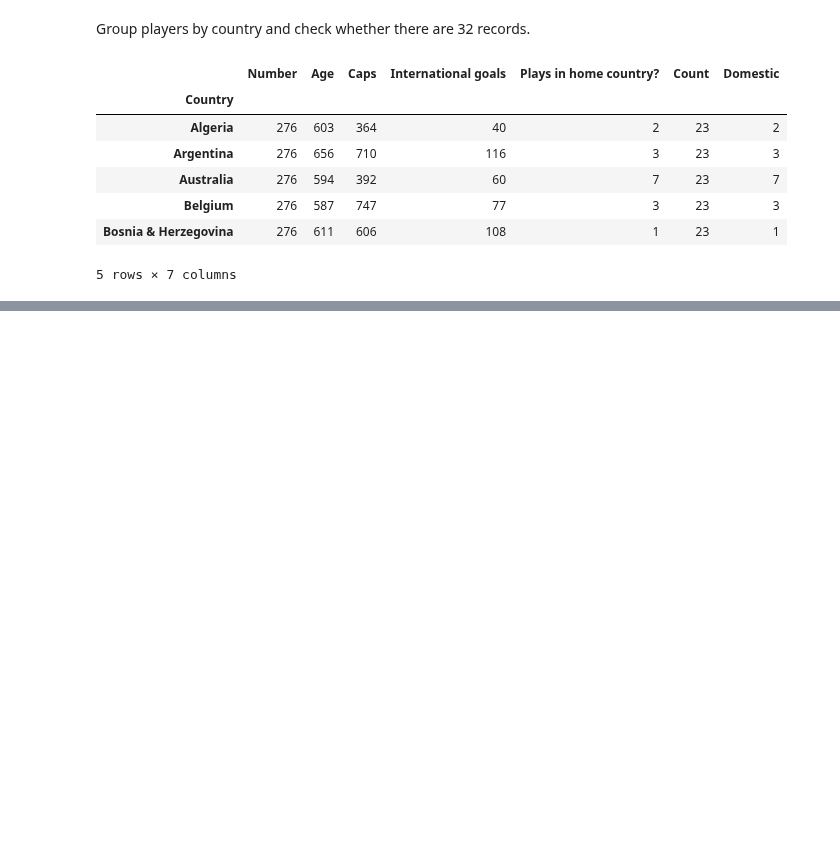
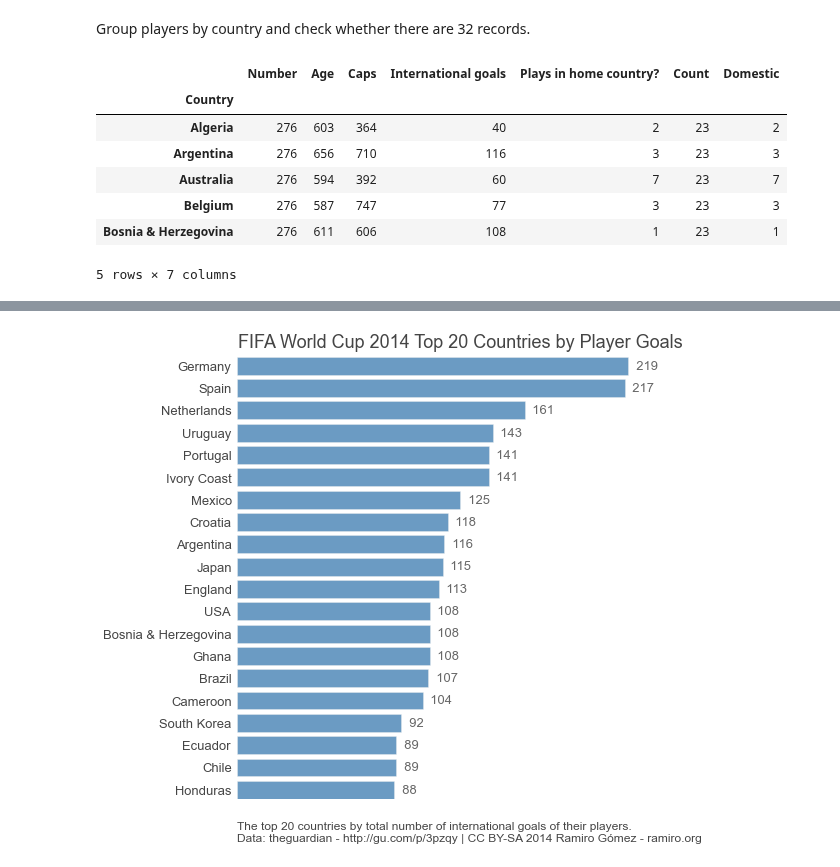
Before and after one commit to yaph/ipython-notebooks, a Jupyter notebook: World Cup Players 2014.ipynb, the cells around one changed output, grey strips where cells are left out. Drawn from its saved outputs; the diff is of its cells as text; code cells hidden in the pictures; blank space fills up the shorter version.

```diff
--- a/World Cup Players 2014.ipynb
+++ b/World Cup Players 2014.ipynb
@@ -78,0 +84,13 @@ fig.tight_layout()
+# %%
+df_goals = df_country_sums[['International goals']].sort('International goals')[-20:]
+count = len(df_goals)
+info = 'The top {0} countries by total number of international goals of their players.\n{1}'.format(count, footer)
+
+graphs3.barh(df_goals.index,
+            df_goals['International goals'],
+            'img/fifa-world-cup-2014-country-goals.png',
+            figsize=(8, 8),
+            title='FIFA World Cup 2014 Top {0} Countries by Player Goals'.format(count),
+            footer=info)
+# %% [output]
+[figure, added]
```
Also changed, not shown: parts of 8 cells of this notebook.
